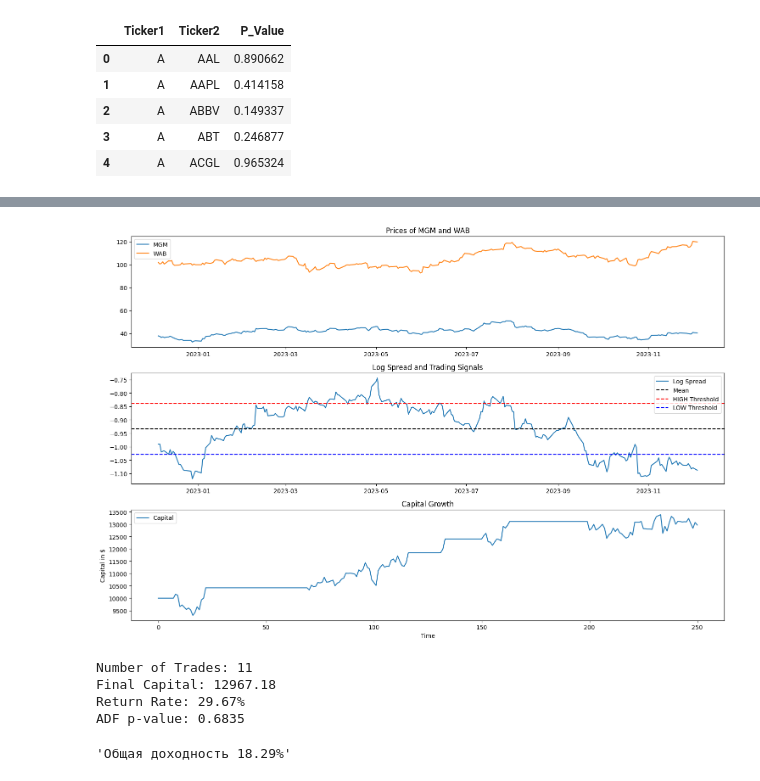
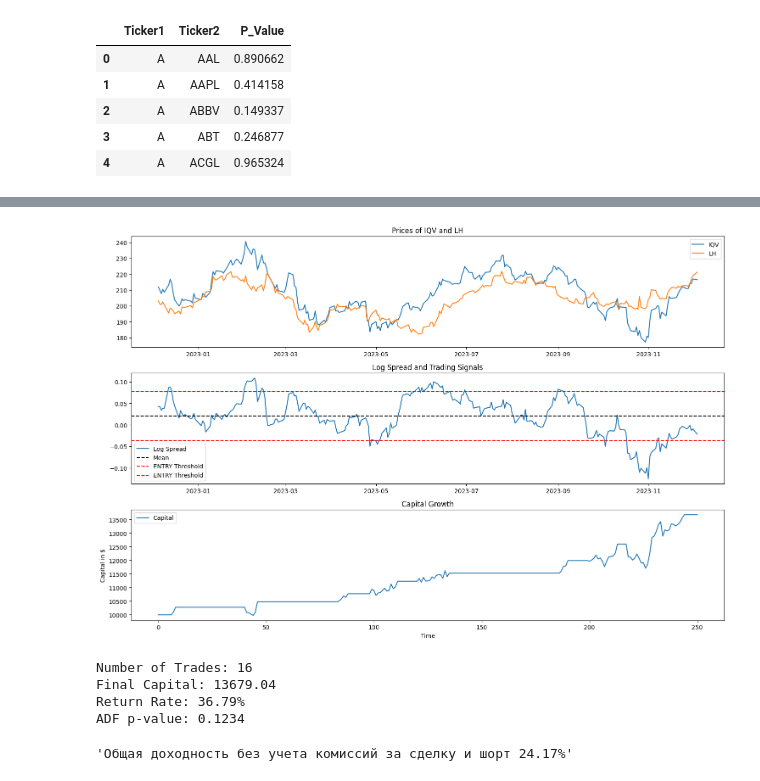
Before and after one commit to sergandri/PairTradingProject, a Jupyter notebook: draft.ipynb, the cells around one changed output, grey strips where cells are left out. Saved outputs shown, nothing was run; the diff lists cells and outputs as text; code cells hidden in the pictures.

```diff
--- a/draft.ipynb
+++ b/draft.ipynb
@@ -678,9 +632,0 @@ Best Strategy: Entry Multiplier: 1.25, Exit Multiplier: 0.9000000000000001, Retu
-# %%
-ticker1, ticker2 = 'BDX', 'LHX'
-entry_multiplier_range = np.arange(1, 3, 0.25)
-exit_multiplier_range = np.arange(0.2, 1, 0.1)
-initial_capital = 10000
-
-# Поиск наилучшей стратегии
-best_strategy = find_optimal_strategy(valid_df, ticker1, ticker2, initial_capital, entry_multiplier_range, exit_multiplier_range)
-print(f"Best Strategy: Entry Multiplier: {best_strategy[0]}, Exit Multiplier: {best_strategy[1]}, Return Rate: {best_strategy[2]}%")
@@ -691,6 +635,2 @@ Best Strategy: Entry Multiplier: 1.0, Exit Multiplier: 0.8000000000000003, Retur
 # %%
 result_return_list = []
-# %%
-ticker1, ticker2 = 'DHI', 'LEN'
-capital_history, trade_history, trade_count = test_pair_trading_strategy_enhanced(test_df, ticker1, ticker2, 10000, 1, 0.4)
-result_return_list.append(capital_history[-1])
@@ -703,4 +636,0 @@ ADF p-value: 0.1996
-# %%
-ticker1, ticker2 = 'BDX', 'LHX'
-capital_history, trade_history, trade_count = test_pair_trading_strategy_enhanced(test_df, ticker1, ticker2, 10000, 1.25, 0.9)
-result_return_list.append(capital_history[-1])
@@ -712,0 +730,5 @@ ADF p-value: 0.4698
+# %%
+result_return_list = []
+ticker1, ticker2 = final_pairs_list[0]
+capital_history, trade_history, trade_count = test_pair_trading_strategy_final(test_df, valid_df, ticker1, ticker2, 10000, 1, 0.4)
+result_return_list.append(capital_history[-1])
@@ -713,14 +741,14 @@ ADF p-value: 0.4698
 # %%
-ticker1, ticker2 = 'MGM', 'WAB'
-capital_history, trade_history, trade_count = test_pair_trading_strategy_enhanced(test_df, ticker1, ticker2, 10000, 1, 0.8)
+ticker1, ticker2 = final_pairs_list[1]
+capital_history, trade_history, trade_count = test_pair_trading_strategy_final(test_df, valid_df, ticker1, ticker2, 10000, 1.25, 0.7)
 result_return_list.append(capital_history[-1])
 # %% [output]
-[figure, old version]
+[figure, new version]
-Number of Trades: 11
-Final Capital: 12967.18
-Return Rate: 29.67%
-ADF p-value: 0.6835
+Number of Trades: 16
+Final Capital: 13679.04
+Return Rate: 36.79%
+ADF p-value: 0.1234
 # %%
-f"Общая доходность {round(100*(sum(result_return_list)/ 30000 - 1),2)}%"
+f"Общая доходность без учета комиссий за сделку и шорт {round(100*(sum(result_return_list)/ 20000 - 1),2)}%"
 # %% [output]
-'Общая доходность 18.29%'
+'Общая доходность без учета комиссий за сделку и шорт 24.17%'
```
Also changed, not shown: parts of 33 cells of this notebook, 1 other file.
